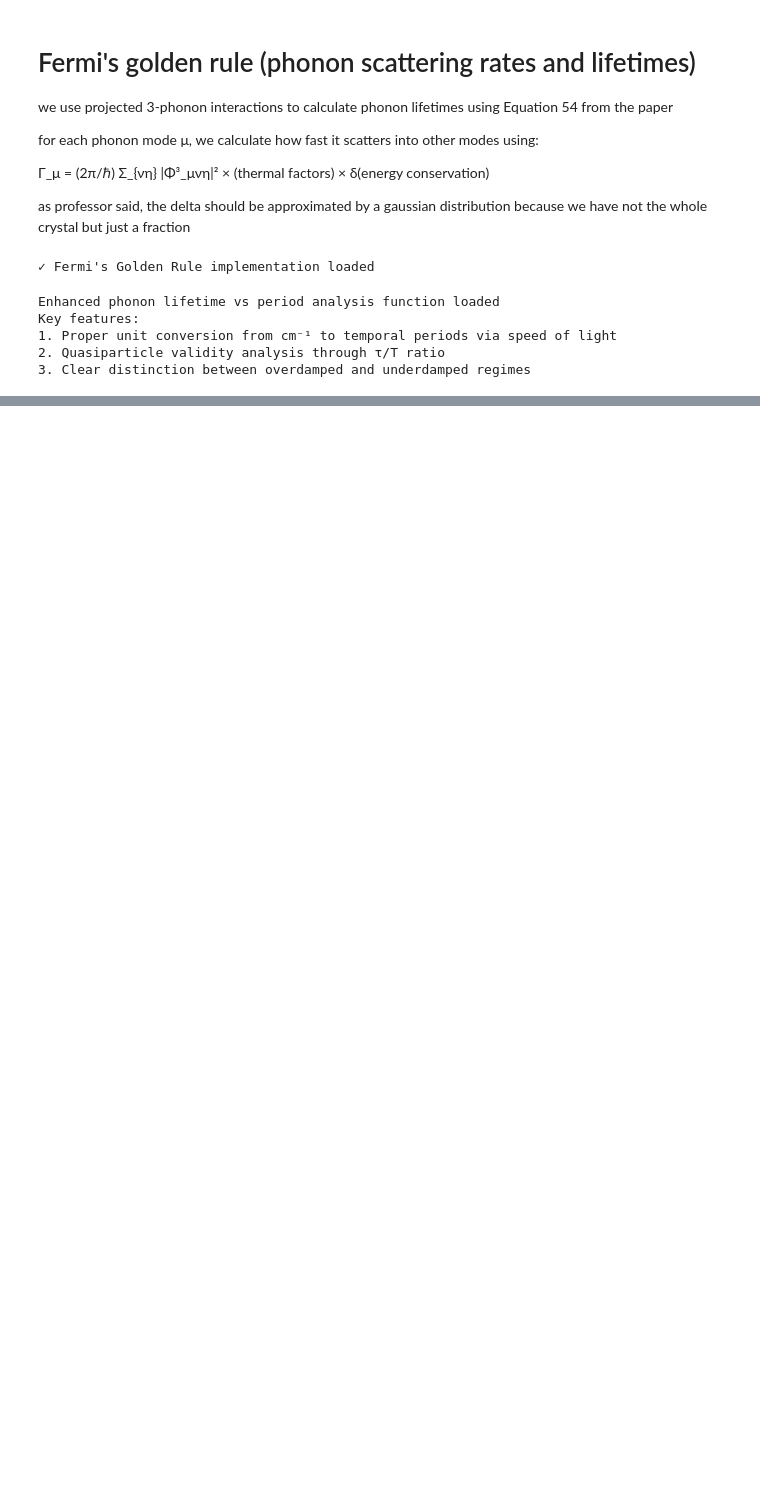
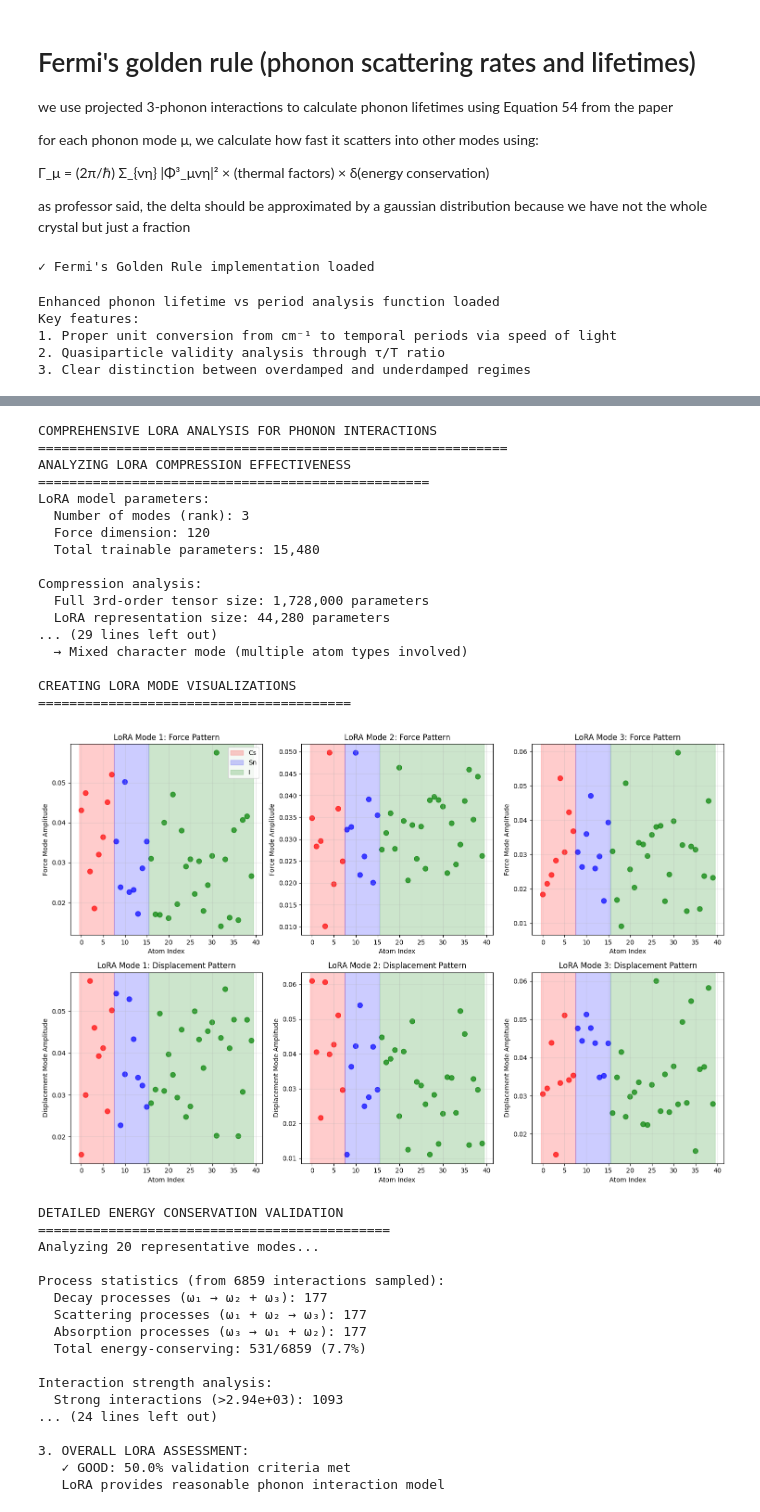
Before and after one commit to MikiPenguin/test, a Jupyter notebook: CsSnI3_AML_Project.ipynb, the cells around one changed output, grey strips where cells are left out. Cells and saved outputs as stored; diff of their text form; code cells hidden in the pictures; blank space fills up the shorter version.

```diff
--- a/CsSnI3_AML_Project.ipynb
+++ b/CsSnI3_AML_Project.ipynb
@@ -2672,0 +3570,2 @@ Check that phi3_phonon and frequencies are properly defined
+# %%
+results = run_complete_validation(frequencies, rates_finite, lifetimes_ps, phi3_phonon, eigenvectors, masses_CsSnI3)
@@ -2672,0 +4112,38 @@ Check that phi3_phonon and frequencies are properly defined
+# %%
+lora_results = run_complete_lora_analysis(model, displacements, forces, phi3_phonon, frequencies, eigenvectors, masses_CsSnI3)
+# %% [output]
+COMPREHENSIVE LORA ANALYSIS FOR PHONON INTERACTIONS
+============================================================
+ANALYZING LORA COMPRESSION EFFECTIVENESS
+==================================================
+LoRA model parameters:
+  Number of modes (rank): 3
+  Force dimension: 120
+  Total trainable parameters: 15,480
+
+Compression analysis:
+  Full 3rd-order tensor size: 1,728,000 parameters
+  LoRA representation size: 44,280 parameters
+... (29 lines left out)
+  → Mixed character mode (multiple atom types involved)
+
+CREATING LORA MODE VISUALIZATIONS
+========================================
+[figure, added]
+DETAILED ENERGY CONSERVATION VALIDATION
+=============================================
+Analyzing 20 representative modes...
+
+Process statistics (from 6859 interactions sampled):
+  Decay processes (ω₁ → ω₂ + ω₃): 177
+  Scattering processes (ω₁ + ω₂ → ω₃): 177
+  Absorption processes (ω₃ → ω₁ + ω₂): 177
+  Total energy-conserving: 531/6859 (7.7%)
+
+Interaction strength analysis:
+  Strong interactions (>2.94e+03): 1093
+... (24 lines left out)
+
+3. OVERALL LORA ASSESSMENT:
+   ✓ GOOD: 50.0% validation criteria met
+   LoRA provides reasonable phonon interaction model
```
Also changed, not shown: parts of 26 cells of this notebook.
